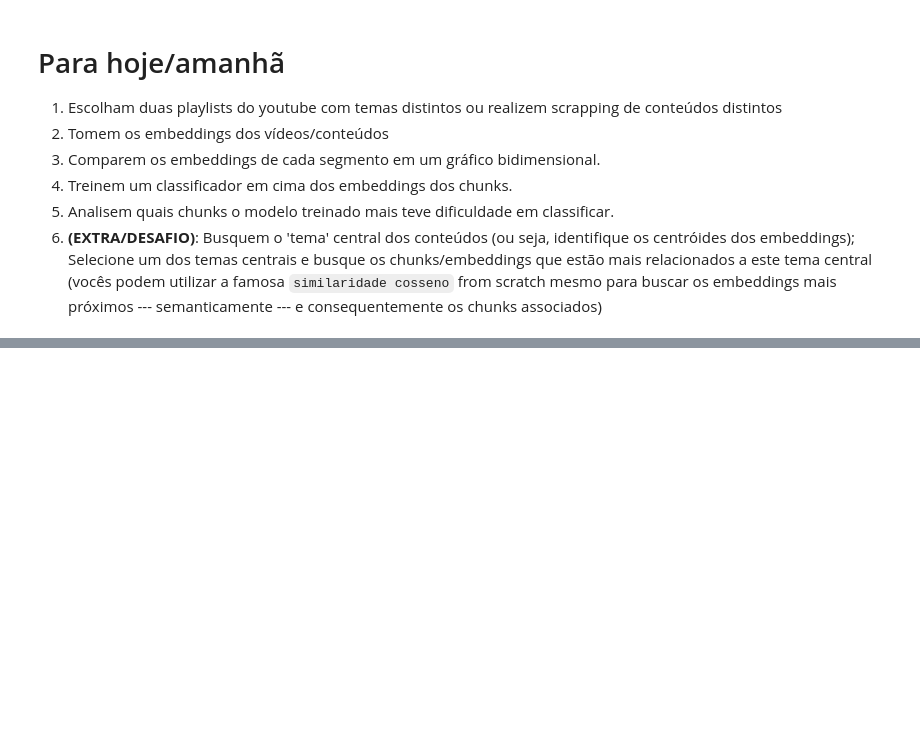
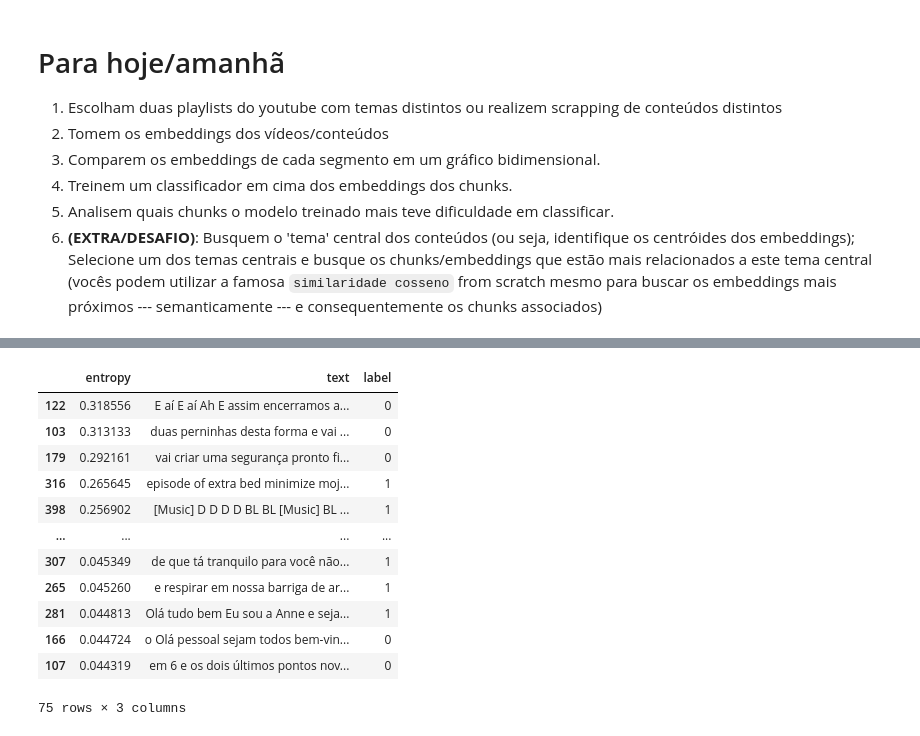
Before and after one commit to xNero-AI/nero-summer-25-1, a Jupyter notebook: embeddings/get_started_embeddings.ipynb, the cells around one changed output, grey strips where cells are left out. Saved outputs shown, nothing was run; the diff lists cells and outputs as text; code cells hidden in the pictures; blank space fills up the shorter version.

```diff
--- a/embeddings/get_started_embeddings.ipynb
+++ b/embeddings/get_started_embeddings.ipynb
@@ -255,0 +455,16 @@ plt.show()
+# %%
+df.sort_values("entropy", ascending=False).head(75)
+# %% [output]
+|  | entropy | text | label |
+| 122 | 0.318556 | E aí E aí Ah E assim encerramos a... | 0 |
+| 103 | 0.313133 | duas perninhas desta forma e vai ... | 0 |
+| 179 | 0.292161 | vai criar uma segurança pronto fi... | 0 |
+| 316 | 0.265645 | episode of extra bed minimize moj... | 1 |
+| 398 | 0.256902 | [Music] D D D D BL BL [Music] BL ... | 1 |
+| ... | ... | ... | ... |
+| 307 | 0.045349 | de que tá tranquilo para você não... | 1 |
+| 265 | 0.045260 | e respirar em nossa barriga de ar... | 1 |
+| 281 | 0.044813 | Olá tudo bem Eu sou a Anne e seja... | 1 |
+| 166 | 0.044724 | o Olá pessoal sejam todos bem-vin... | 0 |
+| 107 | 0.044319 | em 6 e os dois últimos pontos nov... | 0 |
+75 rows × 3 columns
```
Also changed, not shown: parts of 49 cells of this notebook, 1 other file.
